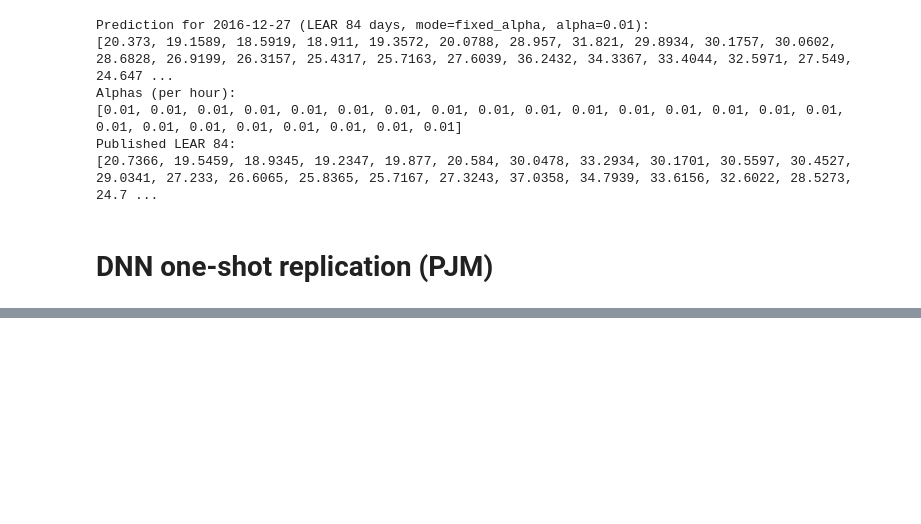
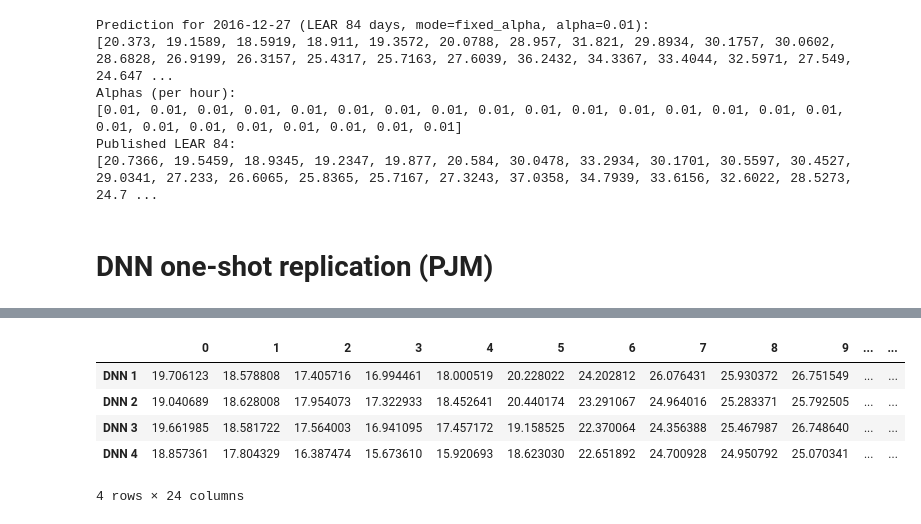
Before and after one commit to llinfeng/epftoolbox, a Jupyter notebook: Notebooks/02_forecasting_oneshot.ipynb, the cells around one changed output, grey strips where cells are left out. Cells and saved outputs as stored; diff of their text form; code cells hidden in the pictures; blank space fills up the shorter version.

```diff
--- a/Notebooks/02_forecasting_oneshot.ipynb
+++ b/Notebooks/02_forecasting_oneshot.ipynb
@@ -205,0 +369,17 @@ Published LEAR 84:
+# %%
+# Now, print out the columns for the chosen date - 2016-12-27
+chosen_date = '2016-12-27'
+# Filter the DataFrame to rows matching the chosen date
+# Filter to rows for the chosen date
+chosen_day_rows = published[published['Unnamed: 0'].str.startswith(chosen_date)]
+# Select only the 'D1' to 'D4' columns and transpose them
+chosen_day_d1_to_d4_transposed = chosen_day_rows[["DNN 1", "DNN 2", "DNN 3", "DNN 4"]].transpose()
+# Print all columns for that day
+chosen_day_d1_to_d4_transposed
+# %% [output]
+|  | 0 | 1 | 2 | 3 | 4 | 5 | 6 | 7 | 8 | 9 | ... | ... |
+| DNN 1 | 19.706123 | 18.578808 | 17.405716 | 16.994461 | 18.000519 | 20.228022 | 24.202812 | 26.076431 | 25.930372 | 26.751549 | ... | ... |
+| DNN 2 | 19.040689 | 18.628008 | 17.954073 | 17.322933 | 18.452641 | 20.440174 | 23.291067 | 24.964016 | 25.283371 | 25.792505 | ... | ... |
+| DNN 3 | 19.661985 | 18.581722 | 17.564003 | 16.941095 | 17.457172 | 19.158525 | 22.370064 | 24.356388 | 25.467987 | 26.748640 | ... | ... |
+| DNN 4 | 18.857361 | 17.804329 | 16.387474 | 15.673610 | 15.920693 | 18.623030 | 22.651892 | 24.700928 | 24.950792 | 25.070341 | ... | ... |
+4 rows × 24 columns
```
Also changed, not shown: parts of 10 cells of this notebook, 2 other files.
